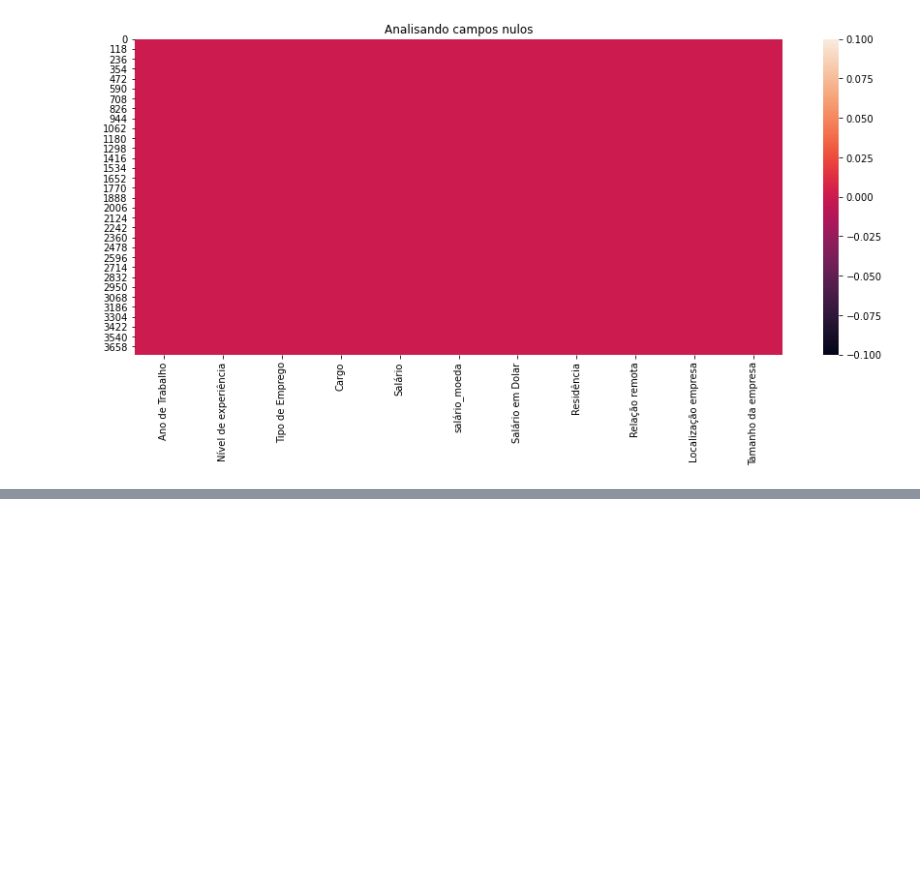
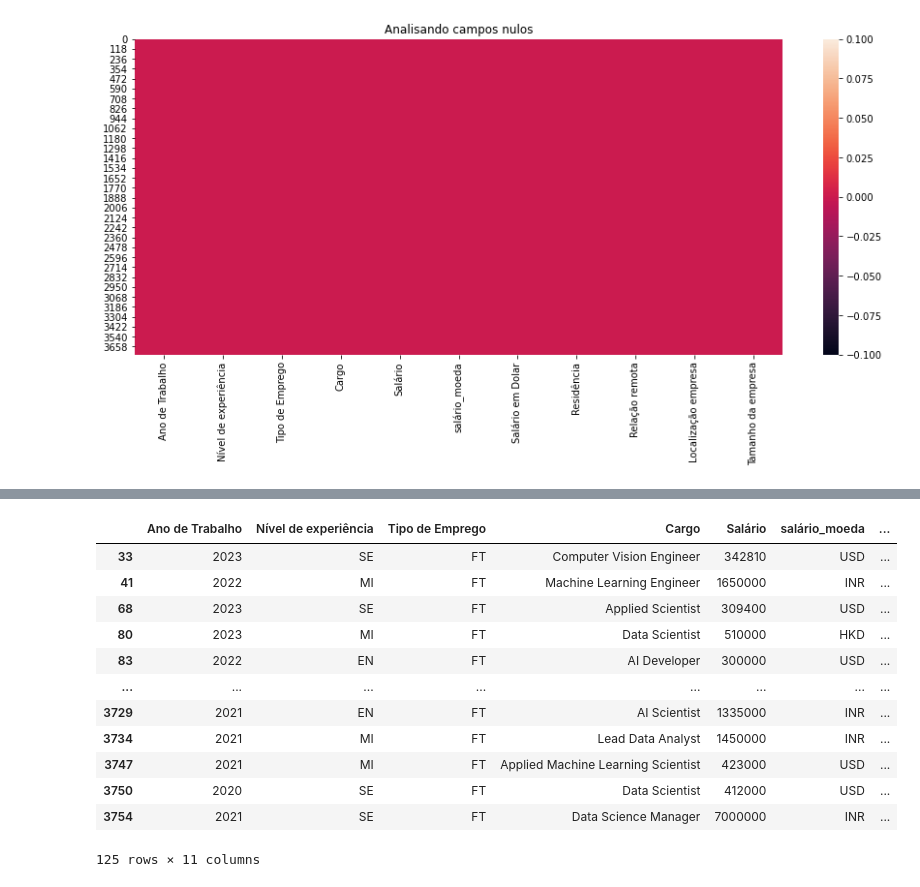
Before and after one commit to isaacuchoa/salariosDataScience, a Jupyter notebook: salaries.ipynb, the cells around one changed output, grey strips where cells are left out. Drawn from its saved outputs; the diff is of its cells as text; code cells hidden in the pictures; blank space fills up the shorter version.

```diff
--- a/salaries.ipynb
+++ b/salaries.ipynb
@@ -102,0 +116,17 @@ sns.boxplot(data=dados, x='Ano de Trabalho', y='Salário');
+# %%
+
+dados.loc[ dados['Salário'] >= 300000]
+# %% [output]
+|  | Ano de Trabalho | Nível de experiência | Tipo de Emprego | Cargo | Salário | salário_moeda | ... |
+| 33 | 2023 | SE | FT | Computer Vision Engineer | 342810 | USD | ... |
+| 41 | 2022 | MI | FT | Machine Learning Engineer | 1650000 | INR | ... |
+| 68 | 2023 | SE | FT | Applied Scientist | 309400 | USD | ... |
+| 80 | 2023 | MI | FT | Data Scientist | 510000 | HKD | ... |
+| 83 | 2022 | EN | FT | AI Developer | 300000 | USD | ... |
+| ... | ... | ... | ... | ... | ... | ... | ... |
+| 3729 | 2021 | EN | FT | AI Scientist | 1335000 | INR | ... |
+| 3734 | 2021 | MI | FT | Lead Data Analyst | 1450000 | INR | ... |
+| 3747 | 2021 | MI | FT | Applied Machine Learning Scientist | 423000 | USD | ... |
+| 3750 | 2020 | SE | FT | Data Scientist | 412000 | USD | ... |
+| 3754 | 2021 | SE | FT | Data Science Manager | 7000000 | INR | ... |
+125 rows × 11 columns
```
Also changed, not shown: parts of 4 cells of this notebook.
